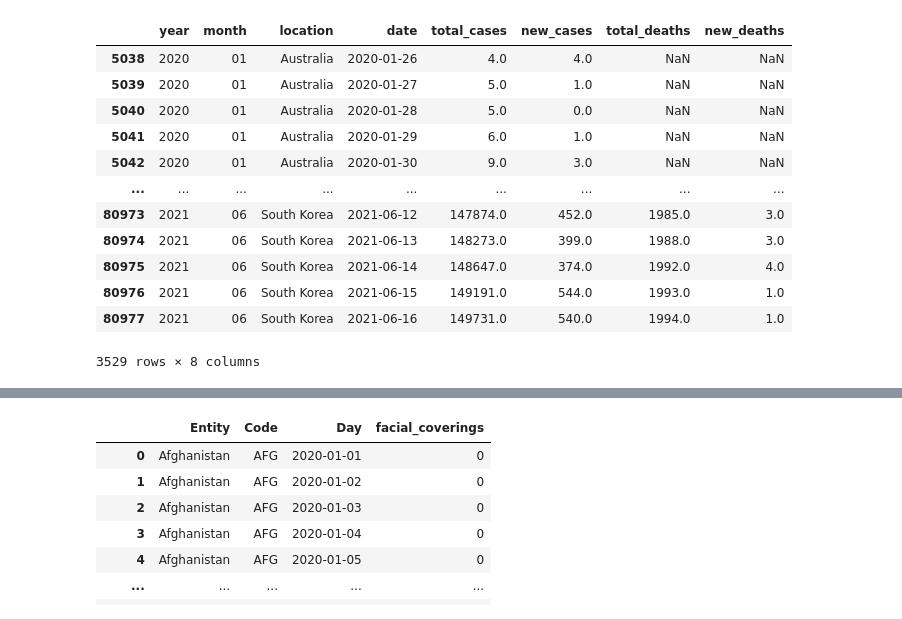
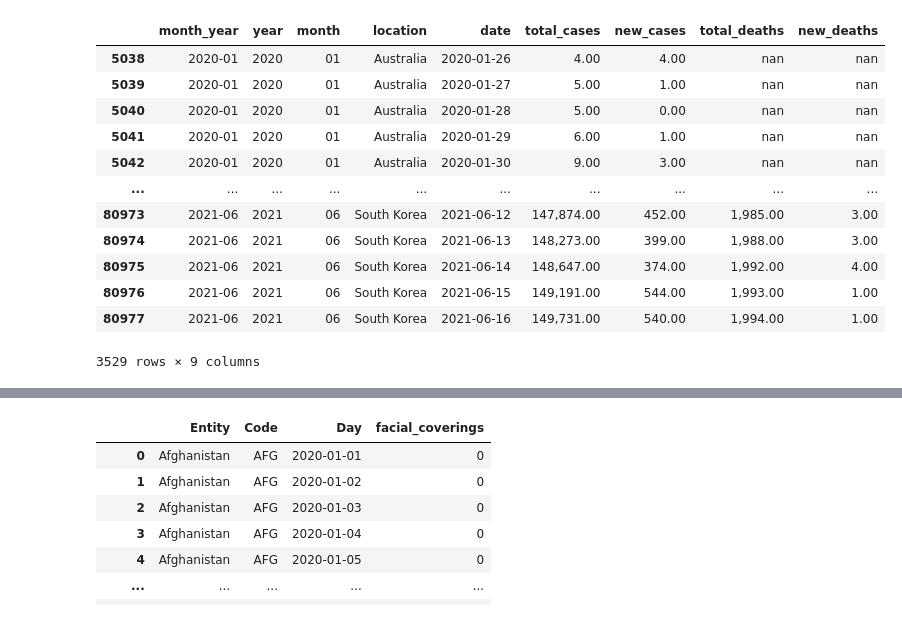
Before and after one commit to nithiyasuresh/Project-1-Covid-PolicyChangesAnalysis, a Jupyter notebook: face_mask/face-mask.ipynb, the cells around one changed output, grey strips where cells are left out. Drawn from its saved outputs; the diff is of its cells as text; code cells hidden in the pictures.

```diff
--- a/face_mask/face-mask.ipynb
+++ b/face_mask/face-mask.ipynb
@@ -5,6 +5,7 @@ import pandas as pd
 import scipy.stats as st
 import numpy as np
 import datetime as dt
+pd.options.display.float_format = '{:,.2f}'.format
 
 # covid data files
 covid_data_path = "../Data/covid-data.csv"
@@ -64,22 +65,22 @@ country_df
 # %%
 # select required columns
 # add extract month & year so we can group by month
 country_df["month"] = country_df["date"].astype(str).str[5:7]
 country_df['year'] = country_df["date"].astype(str).str[0:4]
-
-country_df_cleaned = country_df[['year', 'month', 'location', 'date', 'total_cases', 'new_cases','total_deaths' ,'new_deaths']]
+country_df['month_year'] = country_df["date"].astype(str).str[0:7]
+country_df_cleaned = country_df[['month_year','year', 'month', 'location', 'date', 'total_cases', 'new_cases','total_deaths' ,'new_deaths']]
 country_df_cleaned
 # %% [output]
-|  | year | month | location | date | total_cases | new_cases | total_deaths | new_deaths |
-| 5038 | 2020 | 01 | Australia | 2020-01-26 | 4.0 | 4.0 | NaN | NaN |
-| 5039 | 2020 | 01 | Australia | 2020-01-27 | 5.0 | 1.0 | NaN | NaN |
-| 5040 | 2020 | 01 | Australia | 2020-01-28 | 5.0 | 0.0 | NaN | NaN |
-| 5041 | 2020 | 01 | Australia | 2020-01-29 | 6.0 | 1.0 | NaN | NaN |
-| 5042 | 2020 | 01 | Australia | 2020-01-30 | 9.0 | 3.0 | NaN | NaN |
-| ... | ... | ... | ... | ... | ... | ... | ... | ... |
-| 80973 | 2021 | 06 | South Korea | 2021-06-12 | 147874.0 | 452.0 | 1985.0 | 3.0 |
-| 80974 | 2021 | 06 | South Korea | 2021-06-13 | 148273.0 | 399.0 | 1988.0 | 3.0 |
-| 80975 | 2021 | 06 | South Korea | 2021-06-14 | 148647.0 | 374.0 | 1992.0 | 4.0 |
-| 80976 | 2021 | 06 | South Korea | 2021-06-15 | 149191.0 | 544.0 | 1993.0 | 1.0 |
-| 80977 | 2021 | 06 | South Korea | 2021-06-16 | 149731.0 | 540.0 | 1994.0 | 1.0 |
+|  | month_year | year | month | location | date | total_cases | new_cases | total_deaths | new_deaths |
+| 5038 | 2020-01 | 2020 | 01 | Australia | 2020-01-26 | 4.00 | 4.00 | nan | nan |
+| 5039 | 2020-01 | 2020 | 01 | Australia | 2020-01-27 | 5.00 | 1.00 | nan | nan |
+| 5040 | 2020-01 | 2020 | 01 | Australia | 2020-01-28 | 5.00 | 0.00 | nan | nan |
+| 5041 | 2020-01 | 2020 | 01 | Australia | 2020-01-29 | 6.00 | 1.00 | nan | nan |
+| 5042 | 2020-01 | 2020 | 01 | Australia | 2020-01-30 | 9.00 | 3.00 | nan | nan |
+| ... | ... | ... | ... | ... | ... | ... | ... | ... | ... |
+| 80973 | 2021-06 | 2021 | 06 | South Korea | 2021-06-12 | 147,874.00 | 452.00 | 1,985.00 | 3.00 |
+| 80974 | 2021-06 | 2021 | 06 | South Korea | 2021-06-13 | 148,273.00 | 399.00 | 1,988.00 | 3.00 |
+| 80975 | 2021-06 | 2021 | 06 | South Korea | 2021-06-14 | 148,647.00 | 374.00 | 1,992.00 | 4.00 |
+| 80976 | 2021-06 | 2021 | 06 | South Korea | 2021-06-15 | 149,191.00 | 544.00 | 1,993.00 | 1.00 |
+| 80977 | 2021-06 | 2021 | 06 | South Korea | 2021-06-16 | 149,731.00 | 540.00 | 1,994.00 | 1.00 |
-3529 rows × 8 columns
+3529 rows × 9 columns
```
Also changed, not shown: parts of 22 cells of this notebook, 3 other files.
